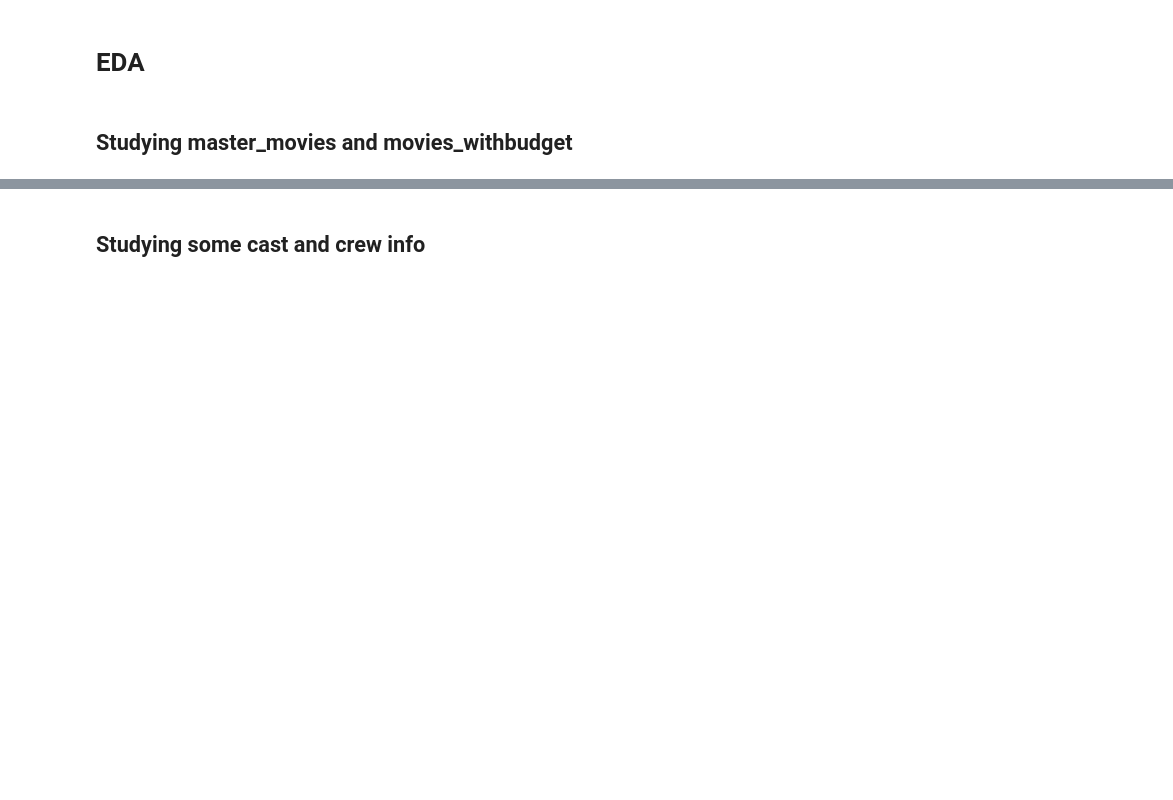
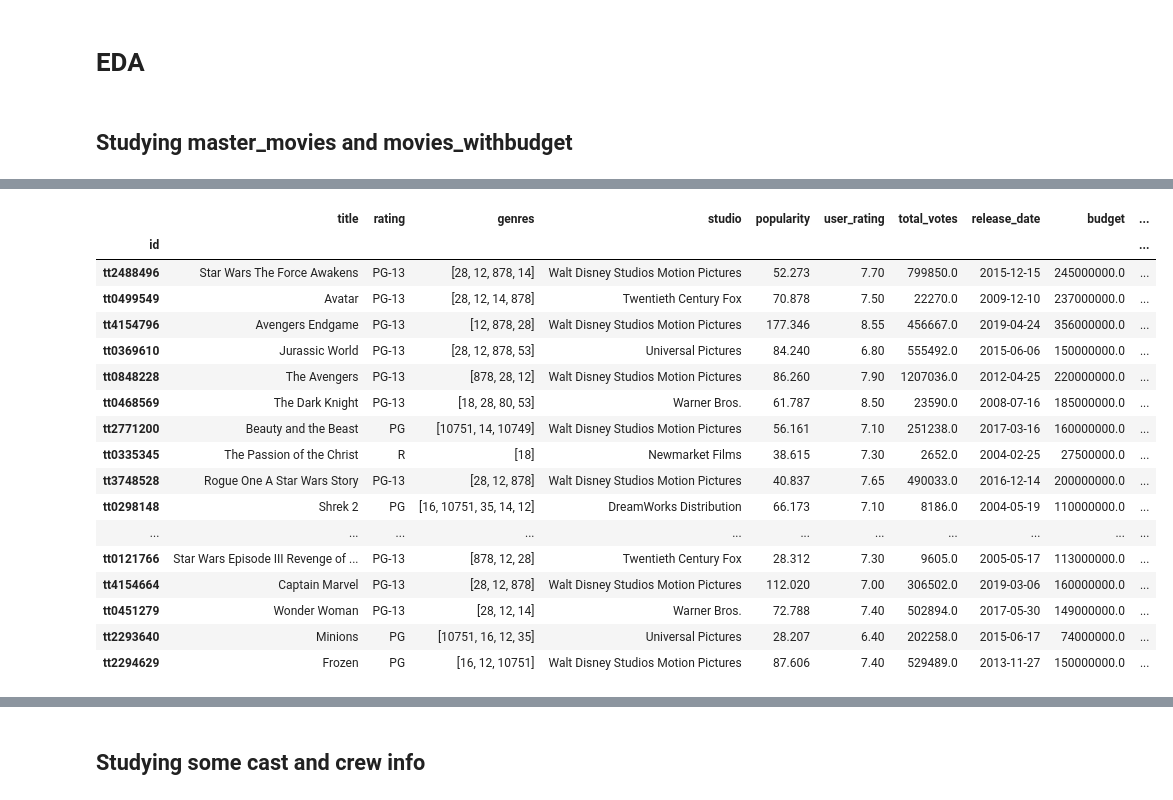
Before and after one commit to threnjen/dsc-mod-1-project-v2-1-online-ds-sp-000, a Jupyter notebook: student.ipynb, the cells around one changed output, grey strips where cells are left out. Drawn from its saved outputs; the diff is of its cells as text; code cells hidden in the pictures; blank space fills up the shorter version.

```diff
--- a/student.ipynb
+++ b/student.ipynb
@@ -946,0 +2033,21 @@ master_movies.corr()['rating'].sort_values()
+# %%
+master_movies.sort_values('dom_net', ascending=False).head(30)
+# %% [output]
+|  | title | rating | genres | studio | popularity | user_rating | total_votes | release_date | budget | ... |
+| id |  |  |  |  |  |  |  |  |  | ... |
+| tt2488496 | Star Wars The Force Awakens | PG-13 | [28, 12, 878, 14] | Walt Disney Studios Motion Pictures | 52.273 | 7.70 | 799850.0 | 2015-12-15 | 245000000.0 | ... |
+| tt0499549 | Avatar | PG-13 | [28, 12, 14, 878] | Twentieth Century Fox | 70.878 | 7.50 | 22270.0 | 2009-12-10 | 237000000.0 | ... |
+| tt4154796 | Avengers Endgame | PG-13 | [12, 878, 28] | Walt Disney Studios Motion Pictures | 177.346 | 8.55 | 456667.0 | 2019-04-24 | 356000000.0 | ... |
+| tt0369610 | Jurassic World | PG-13 | [28, 12, 878, 53] | Universal Pictures | 84.240 | 6.80 | 555492.0 | 2015-06-06 | 150000000.0 | ... |
+| tt0848228 | The Avengers | PG-13 | [878, 28, 12] | Walt Disney Studios Motion Pictures | 86.260 | 7.90 | 1207036.0 | 2012-04-25 | 220000000.0 | ... |
+| tt0468569 | The Dark Knight | PG-13 | [18, 28, 80, 53] | Warner Bros. | 61.787 | 8.50 | 23590.0 | 2008-07-16 | 185000000.0 | ... |
+| tt2771200 | Beauty and the Beast | PG | [10751, 14, 10749] | Walt Disney Studios Motion Pictures | 56.161 | 7.10 | 251238.0 | 2017-03-16 | 160000000.0 | ... |
+| tt0335345 | The Passion of the Christ | R | [18] | Newmarket Films | 38.615 | 7.30 | 2652.0 | 2004-02-25 | 27500000.0 | ... |
+| tt3748528 | Rogue One A Star Wars Story | PG-13 | [28, 12, 878] | Walt Disney Studios Motion Pictures | 40.837 | 7.65 | 490033.0 | 2016-12-14 | 200000000.0 | ... |
+| tt0298148 | Shrek 2 | PG | [16, 10751, 35, 14, 12] | DreamWorks Distribution | 66.173 | 7.10 | 8186.0 | 2004-05-19 | 110000000.0 | ... |
+| ... | ... | ... | ... | ... | ... | ... | ... | ... | ... | ... |
+| tt0121766 | Star Wars Episode III Revenge of ... | PG-13 | [878, 12, 28] | Twentieth Century Fox | 28.312 | 7.30 | 9605.0 | 2005-05-17 | 113000000.0 | ... |
+| tt4154664 | Captain Marvel | PG-13 | [28, 12, 878] | Walt Disney Studios Motion Pictures | 112.020 | 7.00 | 306502.0 | 2019-03-06 | 160000000.0 | ... |
+| tt0451279 | Wonder Woman | PG-13 | [28, 12, 14] | Warner Bros. | 72.788 | 7.40 | 502894.0 | 2017-05-30 | 149000000.0 | ... |
+| tt2293640 | Minions | PG | [10751, 16, 12, 35] | Universal Pictures | 28.207 | 6.40 | 202258.0 | 2015-06-17 | 74000000.0 | ... |
+| tt2294629 | Frozen | PG | [16, 12, 10751] | Walt Disney Studios Motion Pictures | 87.606 | 7.40 | 529489.0 | 2013-11-27 | 150000000.0 | ... |
```
Also changed, not shown: parts of 153 cells of this notebook, 3 other files.
